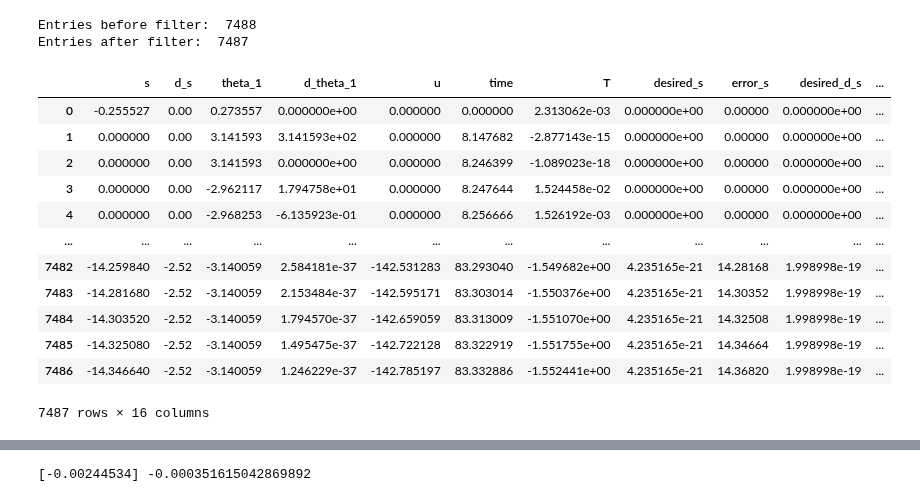
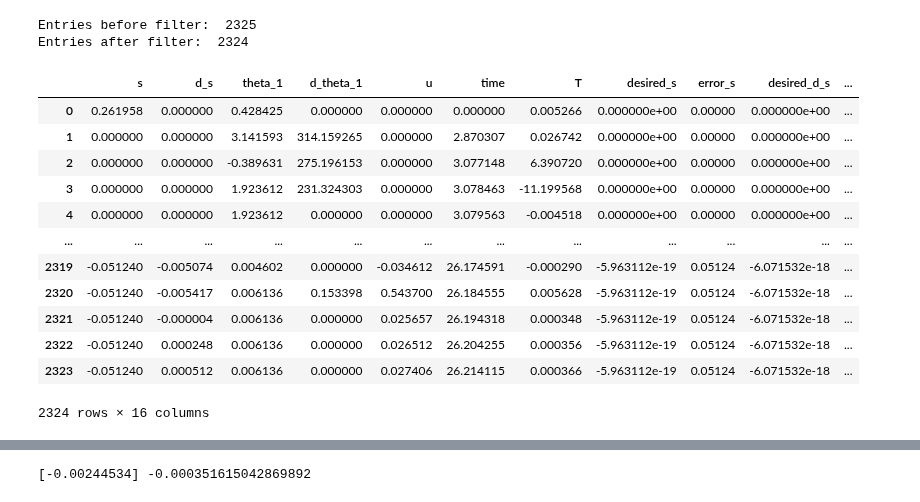
Before and after one commit to sackariaslunman/inverted-pendulum, a Jupyter notebook: src/python/test_linear_regression.ipynb, the cells around one changed output, grey strips where cells are left out. Drawn from its saved outputs; the diff is of its cells as text; code cells hidden in the pictures.

```diff
--- a/src/python/test_linear_regression.ipynb
+++ b/src/python/test_linear_regression.ipynb
@@ -24,24 +26,24 @@ poles = [Pole(m1, l1, u_p1)]
 system = CartPoleSystem(cart, motor, poles, g)
 # %%
-df = pd.read_csv('data/r_following.csv')
+df = pd.read_csv('data/f.csv')
 print("Entries before filter: ", len(df))
 df = df.dropna()
 print("Entries after filter: ", len(df))
 df
 # %% [output]
-Entries before filter:  7488
-Entries after filter:  7487
+Entries before filter:  2325
+Entries after filter:  2324
 |  | s | d_s | theta_1 | d_theta_1 | u | time | T | desired_s | error_s | desired_d_s | ... |
-| 0 | -0.255527 | 0.00 | 0.273557 | 0.000000e+00 | 0.000000 | 0.000000 | 2.313062e-03 | 0.000000e+00 | 0.00000 | 0.000000e+00 | ... |
-| 1 | 0.000000 | 0.00 | 3.141593 | 3.141593e+02 | 0.000000 | 8.147682 | -2.877143e-15 | 0.000000e+00 | 0.00000 | 0.000000e+00 | ... |
-| 2 | 0.000000 | 0.00 | 3.141593 | 0.000000e+00 | 0.000000 | 8.246399 | -1.089023e-18 | 0.000000e+00 | 0.00000 | 0.000000e+00 | ... |
-| 3 | 0.000000 | 0.00 | -2.962117 | 1.794758e+01 | 0.000000 | 8.247644 | 1.524458e-02 | 0.000000e+00 | 0.00000 | 0.000000e+00 | ... |
-| 4 | 0.000000 | 0.00 | -2.968253 | -6.135923e-01 | 0.000000 | 8.256666 | 1.526192e-03 | 0.000000e+00 | 0.00000 | 0.000000e+00 | ... |
+| 0 | 0.261958 | 0.000000 | 0.428425 | 0.000000 | 0.000000 | 0.000000 | 0.005266 | 0.000000e+00 | 0.00000 | 0.000000e+00 | ... |
+| 1 | 0.000000 | 0.000000 | 3.141593 | 314.159265 | 0.000000 | 2.870307 | 0.026742 | 0.000000e+00 | 0.00000 | 0.000000e+00 | ... |
+| 2 | 0.000000 | 0.000000 | -0.389631 | 275.196153 | 0.000000 | 3.077148 | 6.390720 | 0.000000e+00 | 0.00000 | 0.000000e+00 | ... |
+| 3 | 0.000000 | 0.000000 | 1.923612 | 231.324303 | 0.000000 | 3.078463 | -11.199568 | 0.000000e+00 | 0.00000 | 0.000000e+00 | ... |
+| 4 | 0.000000 | 0.000000 | 1.923612 | 0.000000 | 0.000000 | 3.079563 | -0.004518 | 0.000000e+00 | 0.00000 | 0.000000e+00 | ... |
 | ... | ... | ... | ... | ... | ... | ... | ... | ... | ... | ... | ... |
-| 7482 | -14.259840 | -2.52 | -3.140059 | 2.584181e-37 | -142.531283 | 83.293040 | -1.549682e+00 | 4.235165e-21 | 14.28168 | 1.998998e-19 | ... |
-| 7483 | -14.281680 | -2.52 | -3.140059 | 2.153484e-37 | -142.595171 | 83.303014 | -1.550376e+00 | 4.235165e-21 | 14.30352 | 1.998998e-19 | ... |
-| 7484 | -14.303520 | -2.52 | -3.140059 | 1.794570e-37 | -142.659059 | 83.313009 | -1.551070e+00 | 4.235165e-21 | 14.32508 | 1.998998e-19 | ... |
-| 7485 | -14.325080 | -2.52 | -3.140059 | 1.495475e-37 | -142.722128 | 83.322919 | -1.551755e+00 | 4.235165e-21 | 14.34664 | 1.998998e-19 | ... |
-| 7486 | -14.346640 | -2.52 | -3.140059 | 1.246229e-37 | -142.785197 | 83.332886 | -1.552441e+00 | 4.235165e-21 | 14.36820 | 1.998998e-19 | ... |
+| 2319 | -0.051240 | -0.005074 | 0.004602 | 0.000000 | -0.034612 | 26.174591 | -0.000290 | -5.963112e-19 | 0.05124 | -6.071532e-18 | ... |
+| 2320 | -0.051240 | -0.005417 | 0.006136 | 0.153398 | 0.543700 | 26.184555 | 0.005628 | -5.963112e-19 | 0.05124 | -6.071532e-18 | ... |
+| 2321 | -0.051240 | -0.000004 | 0.006136 | 0.000000 | 0.025657 | 26.194318 | 0.000348 | -5.963112e-19 | 0.05124 | -6.071532e-18 | ... |
+| 2322 | -0.051240 | 0.000248 | 0.006136 | 0.000000 | 0.026512 | 26.204255 | 0.000356 | -5.963112e-19 | 0.05124 | -6.071532e-18 | ... |
+| 2323 | -0.051240 | 0.000512 | 0.006136 | 0.000000 | 0.027406 | 26.214115 | 0.000366 | -5.963112e-19 | 0.05124 | -6.071532e-18 | ... |
-7487 rows × 16 columns
+2324 rows × 16 columns
 # %%
```
Also changed, not shown: parts of 6 cells of this notebook, 17 other files.
